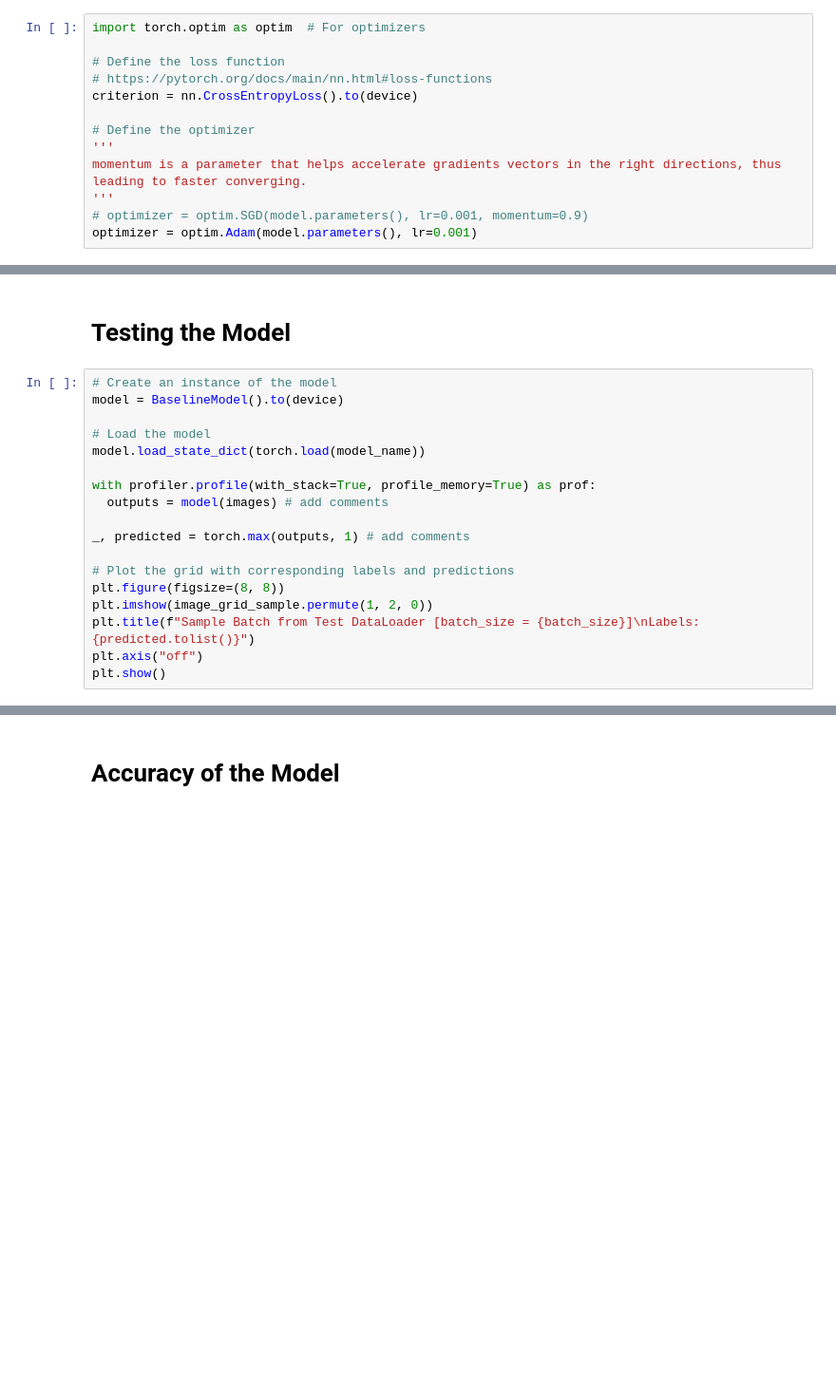
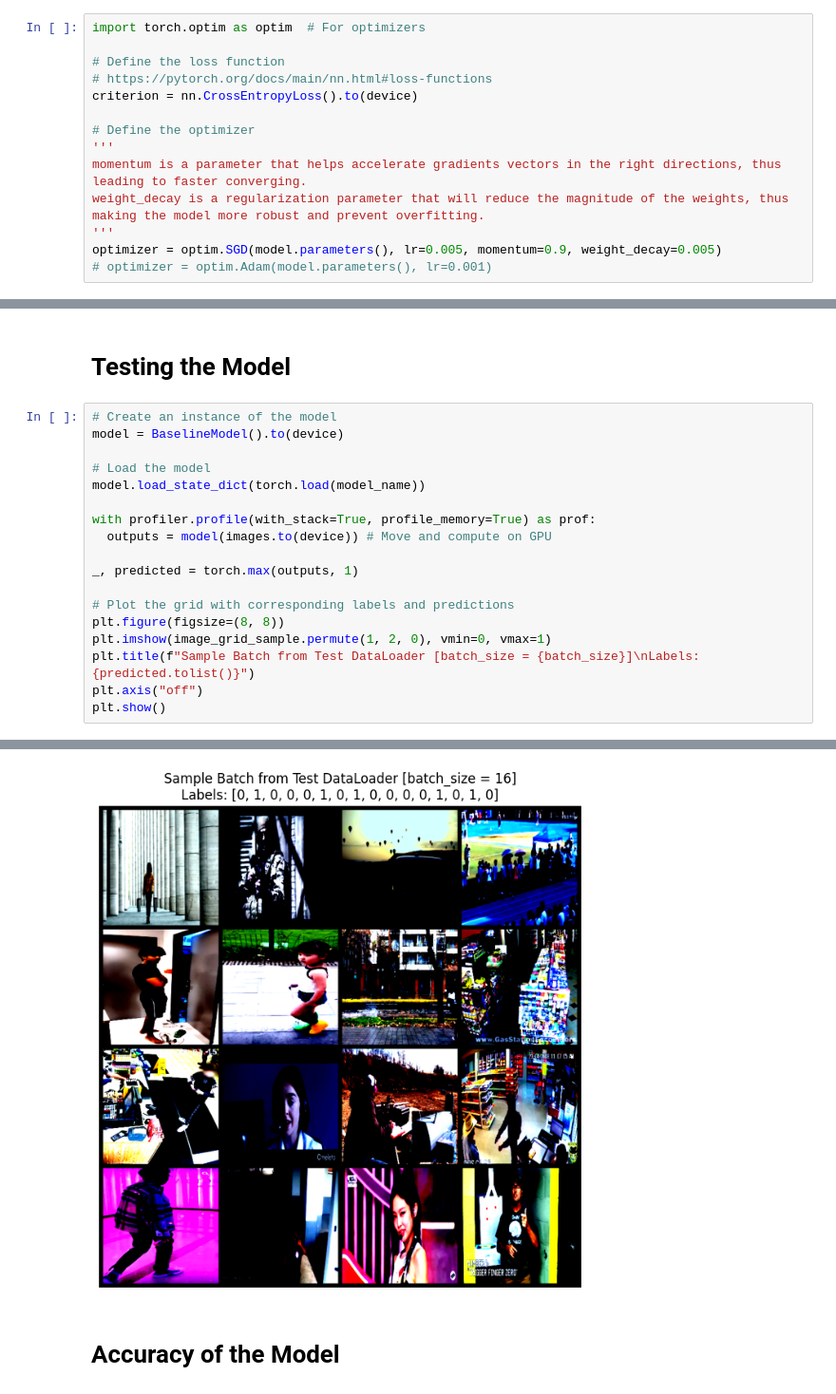
Before and after one commit to deeyonn/CS4243-Mini-Project, a Jupyter notebook: pytorch_baseline_model.ipynb, the cells around one changed output, grey strips where cells are left out. Shown at 95% size. Cells and saved outputs as stored; diff of their text form; blank space fills up the shorter version.

```diff
--- a/pytorch_baseline_model.ipynb
+++ b/pytorch_baseline_model.ipynb
@@ -345,9 +407,10 @@ criterion = nn.CrossEntropyLoss().to(device)
 # Define the optimizer
 '''
 momentum is a parameter that helps accelerate gradients vectors in the right directions, thus leading to faster converging.
+weight_decay is a regularization parameter that will reduce the magnitude of the weights, thus making the model more robust and prevent overfitting.
 '''
-# optimizer = optim.SGD(model.parameters(), lr=0.001, momentum=0.9)
-optimizer = optim.Adam(model.parameters(), lr=0.001)
+optimizer = optim.SGD(model.parameters(), lr=0.005, momentum=0.9, weight_decay=0.005)
+# optimizer = optim.Adam(model.parameters(), lr=0.001)
 # %% [markdown]
 # Training the Model
 # %%
@@ -464,13 +519,14 @@ model = BaselineModel().to(device)
 model.load_state_dict(torch.load(model_name))
 
 with profiler.profile(with_stack=True, profile_memory=True) as prof:
-  outputs = model(images) # add comments
+  outputs = model(images.to(device)) # Move and compute on GPU
 
-_, predicted = torch.max(outputs, 1) # add comments
+_, predicted = torch.max(outputs, 1)
 
 # Plot the grid with corresponding labels and predictions
 plt.figure(figsize=(8, 8))
-plt.imshow(image_grid_sample.permute(1, 2, 0))
+plt.imshow(image_grid_sample.permute(1, 2, 0), vmin=0, vmax=1)
 plt.title(f"Sample Batch from Test DataLoader [batch_size = {batch_size}]\nLabels: {predicted.tolist()}")
 plt.axis("off")
 plt.show()
+# %% [output]
@@ -477,2 +534,3 @@ plt.show()
+[figure, added]
 # %% [markdown]
 # Accuracy of the Model
```
Also changed, not shown: parts of 19 cells of this notebook.
